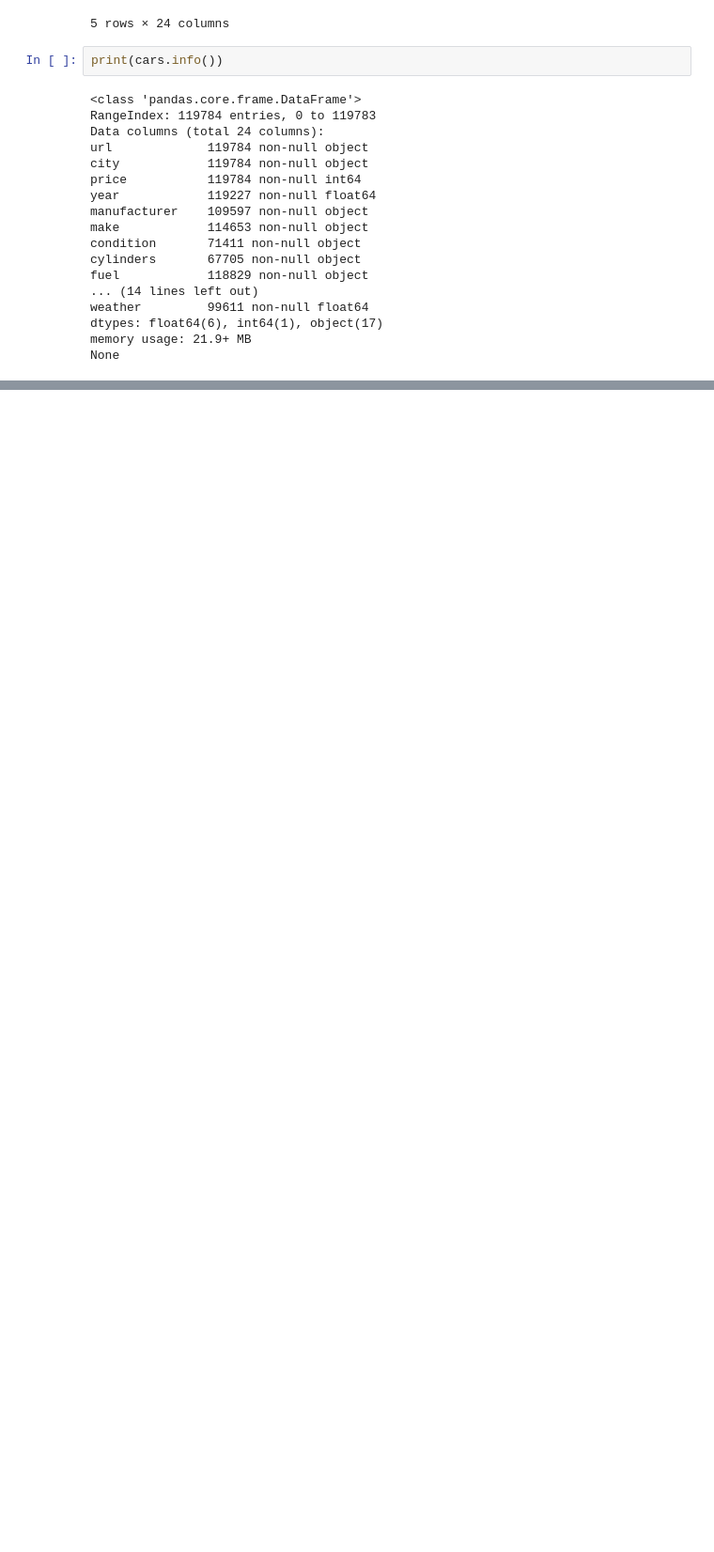
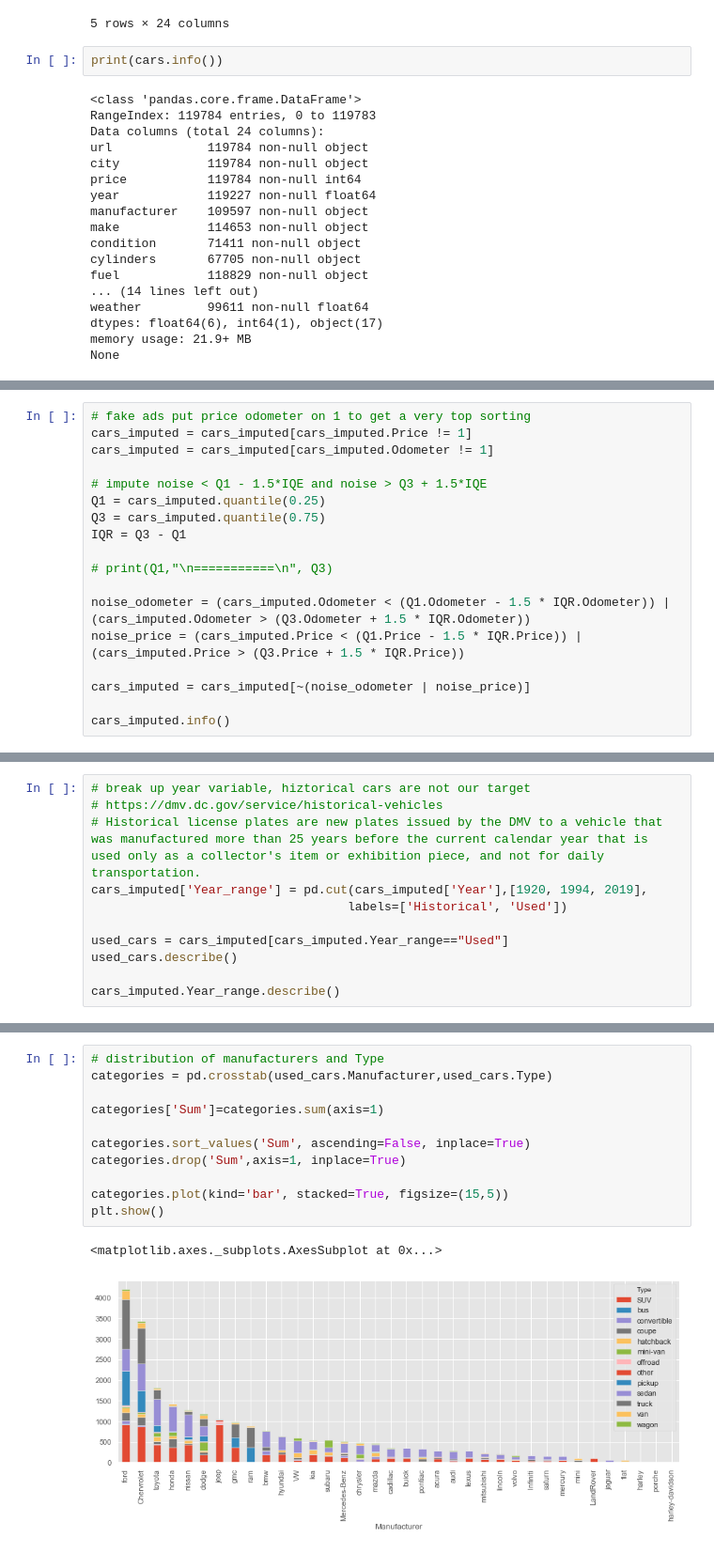
Before and after one commit to Lyle2019CS7324/CS7324, a Jupyter notebook: Lab 1/CS7324Lab.ipynb, the cells around one changed output, grey strips where cells are left out. Shown at 94% size. Cells and saved outputs as stored; diff of their text form; blank space fills up the shorter version.

```diff
--- a/Lab 1/CS7324Lab.ipynb
+++ b/Lab 1/CS7324Lab.ipynb
@@ -345,0 +172,18 @@ plt.show()
+# %%
+# fake ads put price odometer on 1 to get a very top sorting
+cars_imputed = cars_imputed[cars_imputed.Price != 1]
+cars_imputed = cars_imputed[cars_imputed.Odometer != 1]
+
+# impute noise < Q1 - 1.5*IQE and noise > Q3 + 1.5*IQE
+Q1 = cars_imputed.quantile(0.25)
+Q3 = cars_imputed.quantile(0.75)
+IQR = Q3 - Q1
+
+# print(Q1,"\n===========\n", Q3)
+
+noise_odometer = (cars_imputed.Odometer < (Q1.Odometer - 1.5 * IQR.Odometer)) | (cars_imputed.Odometer > (Q3.Odometer + 1.5 * IQR.Odometer))
+noise_price = (cars_imputed.Price < (Q1.Price - 1.5 * IQR.Price)) | (cars_imputed.Price > (Q3.Price + 1.5 * IQR.Price))
+
+cars_imputed = cars_imputed[~(noise_odometer | noise_price)]
+
+cars_imputed.info()
@@ -345,0 +233,11 @@ plt.show()
+# %%
+# break up year variable, hiztorical cars are not our target
+# https://dmv.dc.gov/service/historical-vehicles
+# Historical license plates are new plates issued by the DMV to a vehicle that was manufactured more than 25 years before the current calendar year that is used only as a collector's item or exhibition piece, and not for daily transportation.
+cars_imputed['Year_range'] = pd.cut(cars_imputed['Year'],[1920, 1994, 2019],
+                                   labels=['Historical', 'Used'])
+
+used_cars = cars_imputed[cars_imputed.Year_range=="Used"]
+used_cars.describe()
+
+cars_imputed.Year_range.describe()
@@ -345,0 +250,14 @@ plt.show()
+# %%
+# distribution of manufacturers and Type
+categories = pd.crosstab(used_cars.Manufacturer,used_cars.Type)
+
+categories['Sum']=categories.sum(axis=1)
+
+categories.sort_values('Sum', ascending=False, inplace=True)
+categories.drop('Sum',axis=1, inplace=True)
+
+categories.plot(kind='bar', stacked=True, figsize=(15,5))
+plt.show()
+# %% [output]
+<matplotlib.axes._subplots.AxesSubplot at 0x...>
+[figure, added]
```
Also changed, not shown: parts of 45 cells of this notebook.
